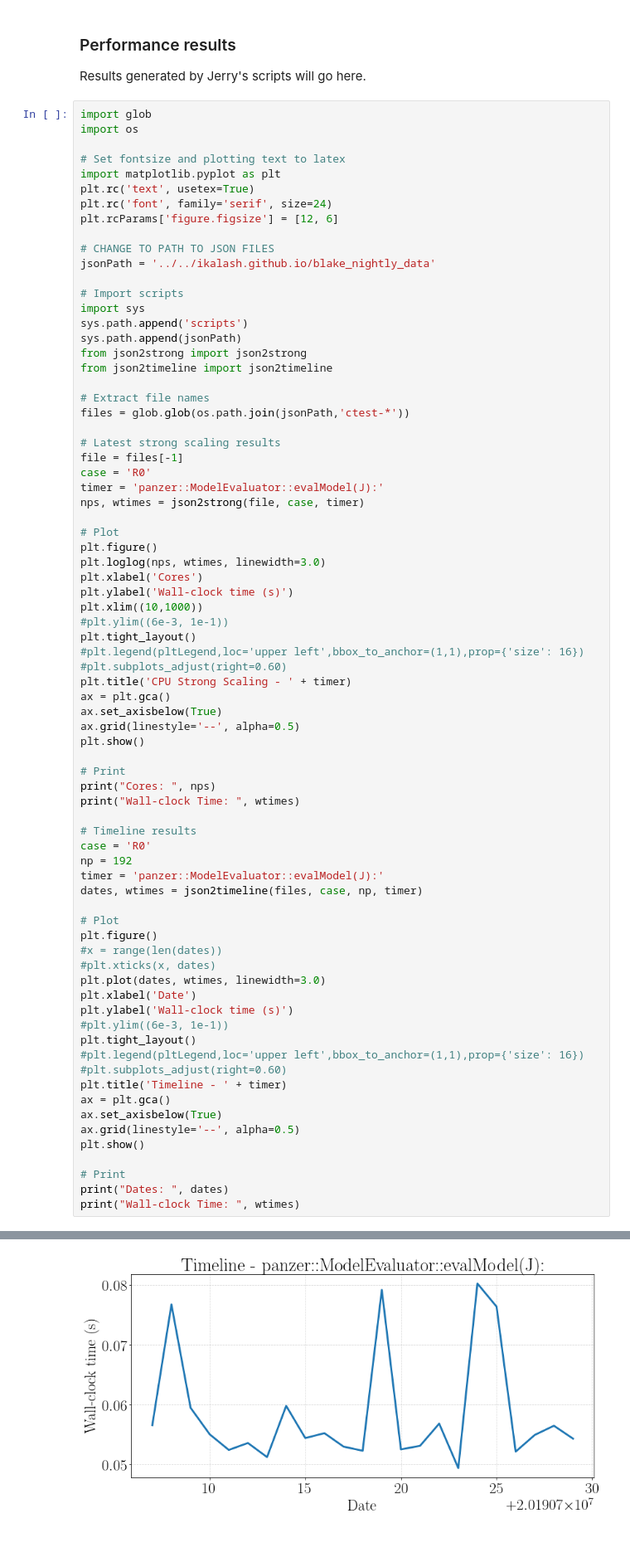
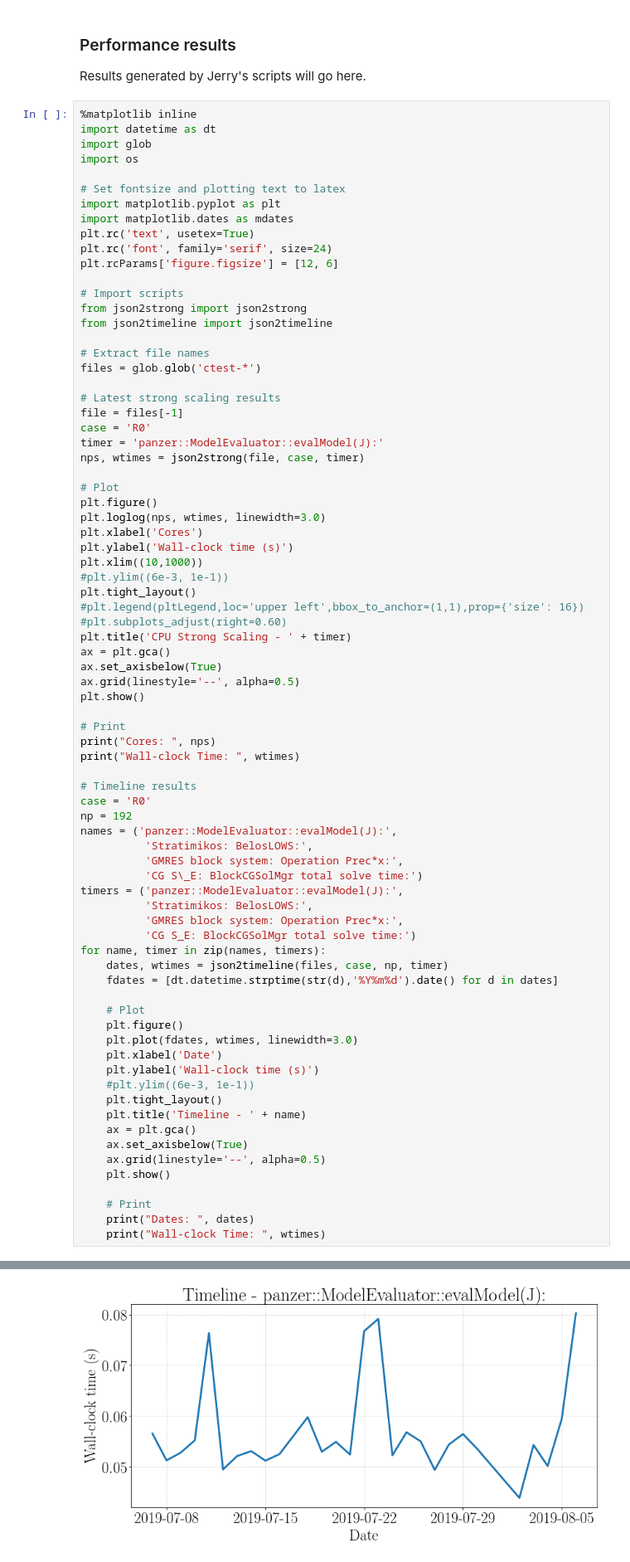
Before and after one commit to sandialabs/ali-perf-data, a Jupyter notebook: blake_nightly_data/Blob_PerfTestsBlake.ipynb, the cells around one changed output, grey strips where cells are left out. Shown at 83% size. Cells and saved outputs as stored; diff of their text form.

Commit message:
Fix notebook to show plots and dates properly

```diff
--- a/blake_nightly_data/Blob_PerfTestsBlake.ipynb
+++ b/blake_nightly_data/Blob_PerfTestsBlake.ipynb
@@ -21,27 +21,24 @@ FIXME: fill in - Jonathan
 
 Results generated by Jerry's scripts will go here.
 # %%
+%matplotlib inline
+import datetime as dt
 import glob
 import os
 
 # Set fontsize and plotting text to latex
 import matplotlib.pyplot as plt
+import matplotlib.dates as mdates
 plt.rc('text', usetex=True)
 plt.rc('font', family='serif', size=24)
 plt.rcParams['figure.figsize'] = [12, 6]
 
-# CHANGE TO PATH TO JSON FILES
-jsonPath = '../../ikalash.github.io/blake_nightly_data'
-
 # Import scripts
-import sys
-sys.path.append('scripts')
-sys.path.append(jsonPath)
 from json2strong import json2strong
 from json2timeline import json2timeline
 
 # Extract file names
-files = glob.glob(os.path.join(jsonPath,'ctest-*'))
+files = glob.glob('ctest-*')
 
 # Latest strong scaling results
 file = files[-1]
@@ -72,27 +69,32 @@ print("Wall-clock Time: ", wtimes)
 # Timeline results
 case = 'R0'
 np = 192
-timer = 'panzer::ModelEvaluator::evalModel(J):'
-dates, wtimes = json2timeline(files, case, np, timer)
+names = ('panzer::ModelEvaluator::evalModel(J):',
+          'Stratimikos: BelosLOWS:',
+          'GMRES block system: Operation Prec*x:',
+          'CG S\_E: BlockCGSolMgr total solve time:')
+timers = ('panzer::ModelEvaluator::evalModel(J):',
+          'Stratimikos: BelosLOWS:',
+          'GMRES block system: Operation Prec*x:',
+          'CG S_E: BlockCGSolMgr total solve time:')
+for name, timer in zip(names, timers):
+    dates, wtimes = json2timeline(files, case, np, timer)
+    fdates = [dt.datetime.strptime(str(d),'%Y%m%d').date() for d in dates]
 
-# Plot
-plt.figure()
-#x = range(len(dates))
-#plt.xticks(x, dates)
-plt.plot(dates, wtimes, linewidth=3.0)
-plt.xlabel('Date')
-plt.ylabel('Wall-clock time (s)')
-#plt.ylim((6e-3, 1e-1))
-plt.tight_layout()
-#plt.legend(pltLegend,loc='upper left',bbox_to_anchor=(1,1),prop={'size': 16})
-#plt.subplots_adjust(right=0.60)
-plt.title('Timeline - ' + timer)
-ax = plt.gca()
-ax.set_axisbelow(True)
-ax.grid(linestyle='--', alpha=0.5)
-plt.show()
+    # Plot
+    plt.figure()
+    plt.plot(fdates, wtimes, linewidth=3.0)
+    plt.xlabel('Date')
+    plt.ylabel('Wall-clock time (s)')
+    #plt.ylim((6e-3, 1e-1))
+    plt.tight_layout()
+    plt.title('Timeline - ' + name)
+    ax = plt.gca()
+    ax.set_axisbelow(True)
+    ax.grid(linestyle='--', alpha=0.5)
+    plt.show()
 
-# Print
-print("Dates: ", dates)
-print("Wall-clock Time: ", wtimes)
+    # Print
+    print("Dates: ", dates)
+    print("Wall-clock Time: ", wtimes)
 # %% [output]
@@ -102 +104 @@ Wall-clock Time:  (0.206791, 0.088036, 0.053571, 0.0418375)
-[figure, old version]
+[figure, new version]
```
Also changed, not shown: parts of 1 cell of this notebook.
